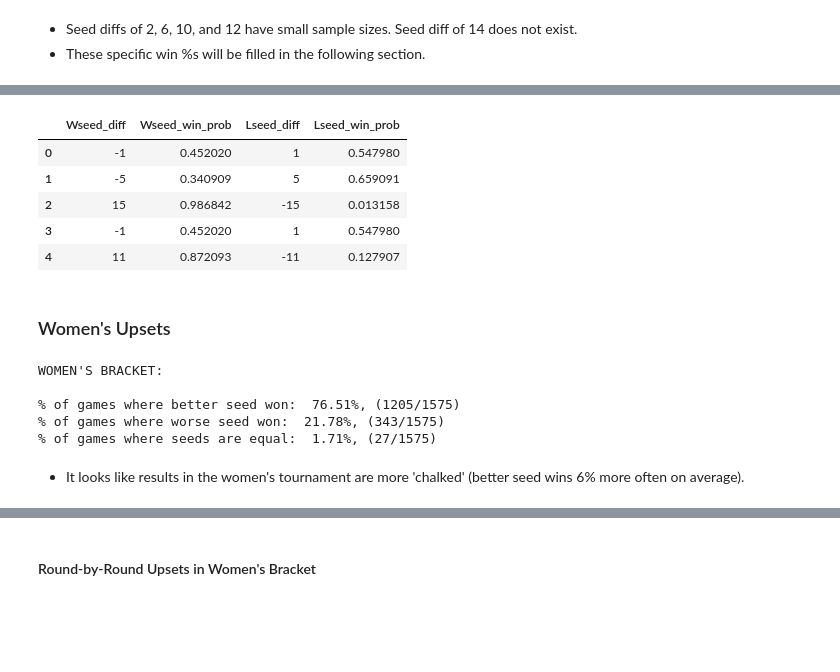
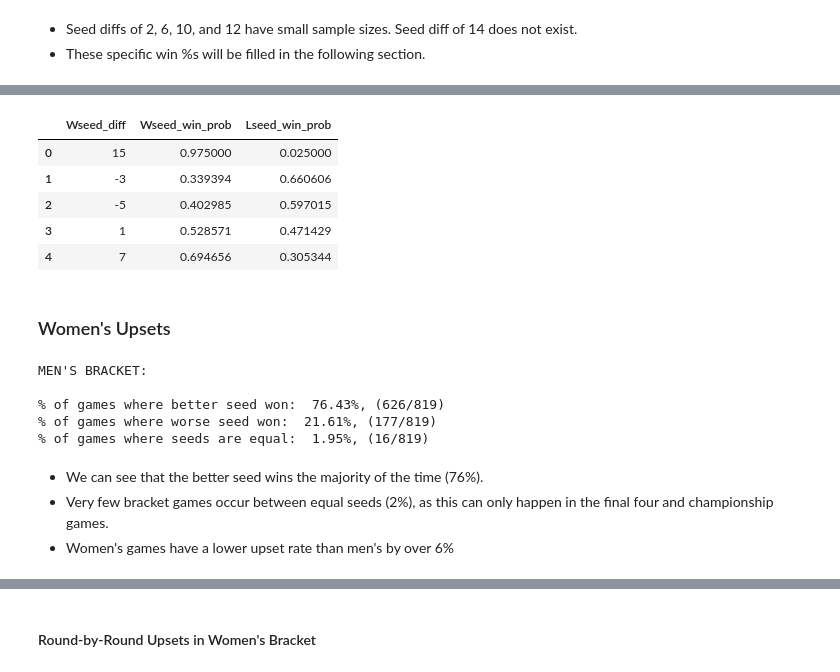
Before and after one commit to heefjones/march_madness, a Jupyter notebook: eda_detailed.ipynb, the cells around one changed output, grey strips where cells are left out. Saved outputs shown, nothing was run; the diff lists cells and outputs as text; code cells hidden in the pictures; blank space fills up the shorter version.

```diff
--- a/eda_detailed.ipynb
+++ b/eda_detailed.ipynb
@@ -433,8 +412,8 @@ recent = recent.drop(columns=['recent_wins', 'recent_losses'])
 # get the teams that won their last game (conference champions)
 last_game = last_recent_games.groupby(['Season', 'TeamID']).tail(1).reset_index(drop=True)
 last_game_win = last_game[last_game['TeamID'] == last_game['WTeamID']][['Season', 'TeamID']]
-last_game_win['last_game_win'] = 1
-last_game_win['last_game_win'] = last_game_win['last_game_win'].astype(int)
+last_game_win['conf_champs'] = 1
+last_game_win['conf_champs'] = last_game_win['conf_champs'].astype(int)
 
 # merge
 recent = recent.merge(last_game_win, on=['Season', 'TeamID'], how='outer').fillna(0)
@@ -472,15 +451,17 @@ In __merged__, each row is a single NCAA team's entire season with aggregated da
 ### Seed
 # %%
 # merge tourney results with historical seed data
-df = pd.merge(results, seeds, how='left', left_on=['WTeamID', 'Season'], right_on=['TeamID', 'Season']).rename(columns={'Seed': 'WSeed'}).drop(columns='TeamID')
-df = pd.merge(df, seeds, how='left', left_on=['LTeamID', 'Season'], right_on=['TeamID', 'Season']).rename(columns={'Seed': 'LSeed'}).drop(columns='TeamID')
-del results, seeds
+df = pd.merge(results, seeds, how='left', left_on=['Season', 'WTeamID'], right_on=['Season', 'TeamID']).rename(columns={'Seed': 'WSeed'}).drop(columns='TeamID')
+df = pd.merge(df, seeds, how='left', left_on=['Season', 'LTeamID'], right_on=['Season', 'TeamID']).rename(columns={'Seed': 'LSeed'}).drop(columns='TeamID')
+del results
 
-# seperate region and seed
-df['WFullSeed'] = df['WSeed']
-df['LFullSeed'] = df['LSeed']
+# seperate region from seed
+df['WRegionSeed'] = df['WSeed'].apply(lambda x: x[:3])
+df['LRegionSeed'] = df['LSeed'].apply(lambda x: x[:3])
 df['WRegion'] = df['WSeed'].apply(lambda x: x[0])
 df['LRegion'] = df['LSeed'].apply(lambda x: x[0])
+
+# drop region from seed
 df['WSeed'] = df['WSeed'].apply(lambda x: x[1:])
 df['LSeed'] = df['LSeed'].apply(lambda x: x[1:])
 
@@ -566,6 +550,0 @@ Most games are played at a neutral site, however the winning team does play at h
-# %%
-# create LLoc col
-df['LLoc'] = df['WLoc'].apply(lambda x: 'H' if x == 'A' else 'A' if x == 'H' else 'N')
-
-# check
-df['LLoc'].value_counts()
@@ -589,6 +565,8 @@ Name: count, dtype: int64
 - In this section, we look at the number of upsets (underdog winning) in past NCAA brackets.
 - In this competition, we are only predicting the 63 bracket games, not the 4 play-in games. Due to this, we can drop the 4 losing play-in teams from our seeds table, leaving 64 teams.
 # %%
-# create winning seed diff col
+# create seed diff col
 df['Wseed_diff'] = df['LSeed'] - df['WSeed']
-df['Lseed_diff'] = df['WSeed'] - df['LSeed']
+
+# check
+df[['WSeed', 'LSeed', 'Wseed_diff']].head()
@@ -865,35 +824,37 @@ sorted(seed_diff_win_percentage.items())
 # %%
 # add win prob col
 df_mens['Wseed_win_prob'] = df_mens['Wseed_diff'].apply(lambda x: seed_diff_win_percentage[x])
-df_mens['Lseed_win_prob'] = df_mens['Lseed_diff'].apply(lambda x: seed_diff_win_percentage[x])
+df_mens['Lseed_win_prob'] = 1 - df_mens['Wseed_win_prob']
 
 # check
-df_mens[['Wseed_diff', 'Wseed_win_prob', 'Lseed_diff', 'Lseed_win_prob']].head()
+df_mens[['Wseed_diff', 'Wseed_win_prob', 'Lseed_win_prob']].head()
 # %% [output]
-|  | Wseed_diff | Wseed_win_prob | Lseed_diff | Lseed_win_prob |
-| 0 | -1 | 0.452020 | 1 | 0.547980 |
-| 1 | -5 | 0.340909 | 5 | 0.659091 |
-| 2 | 15 | 0.986842 | -15 | 0.013158 |
-| 3 | -1 | 0.452020 | 1 | 0.547980 |
-| 4 | 11 | 0.872093 | -11 | 0.127907 |
+|  | Wseed_diff | Wseed_win_prob | Lseed_win_prob |
+| 0 | 15 | 0.975000 | 0.025000 |
+| 1 | -3 | 0.339394 | 0.660606 |
+| 2 | -5 | 0.402985 | 0.597015 |
+| 3 | 1 | 0.528571 | 0.471429 |
+| 4 | 7 | 0.694656 | 0.305344 |
 # %% [markdown]
 ### Women's Upsets
 # %%
 # get favorite wins (lower/better seed wins), get upsets (higher/worse seed wins), and equal seed wins
-wfavorites = df_womens.loc[df_womens['Wseed_diff'] > 0][['Season', 'WTeamID', 'LTeamID', 'WFullSeed', 'LFullSeed', 'Wseed_diff', 'round']]
-wupsets = df_womens.loc[df_womens['Wseed_diff'] < 0][['Season', 'WTeamID', 'LTeamID', 'WFullSeed', 'LFullSeed', 'Wseed_diff', 'round']]
-wequals = df_womens.loc[df_womens['Wseed_diff'] == 0][['Season', 'WTeamID', 'LTeamID', 'WFullSeed', 'LFullSeed', 'Wseed_diff', 'round']]
+wfavorites = df_womens.loc[df_womens['Wseed_diff'] > 0][['Season', 'WTeamID', 'LTeamID', 'WRegionSeed', 'LRegionSeed', 'Wseed_diff', 'round']]
+wupsets = df_womens.loc[df_womens['Wseed_diff'] < 0][['Season', 'WTeamID', 'LTeamID', 'WRegionSeed', 'LRegionSeed', 'Wseed_diff', 'round']]
+wequals = df_womens.loc[df_womens['Wseed_diff'] == 0][['Season', 'WTeamID', 'LTeamID', 'WRegionSeed', 'LRegionSeed', 'Wseed_diff', 'round']]
 
-print('WOMEN\'S BRACKET:\n')
+print('MEN\'S BRACKET:\n')
 print(f'% of games where better seed won: {wfavorites.shape[0] / df_womens.shape[0] * 100: .2f}%, ({wfavorites.shape[0]}/{df_womens.shape[0]})')
 print(f'% of games where worse seed won: {wupsets.shape[0] / df_womens.shape[0] * 100: .2f}%, ({wupsets.shape[0]}/{df_womens.shape[0]})')
 print(f'% of games where seeds are equal: {wequals.shape[0] / df_womens.shape[0] * 100: .2f}%, ({wequals.shape[0]}/{df_womens.shape[0]})')
 # %% [output]
-WOMEN'S BRACKET:
+MEN'S BRACKET:
 
-% of games where better seed won:  76.51%, (1205/1575)
-% of games where worse seed won:  21.78%, (343/1575)
-% of games where seeds are equal:  1.71%, (27/1575)
+% of games where better seed won:  76.43%, (626/819)
+% of games where worse seed won:  21.61%, (177/819)
+% of games where seeds are equal:  1.95%, (16/819)
-# %% [markdown]
-- It looks like results in the women's tournament are more 'chalked' (better seed wins 6% more often on average).
+# %% [markdown]
+- We can see that the better seed wins the majority of the time (76%).
+- Very few bracket games occur between equal seeds (2%), as this can only happen in the final four and championship games.
+- Women's games have a lower upset rate than men's by over 6%
 # %%
```
Also changed, not shown: parts of 55 cells of this notebook, 3 other files.
